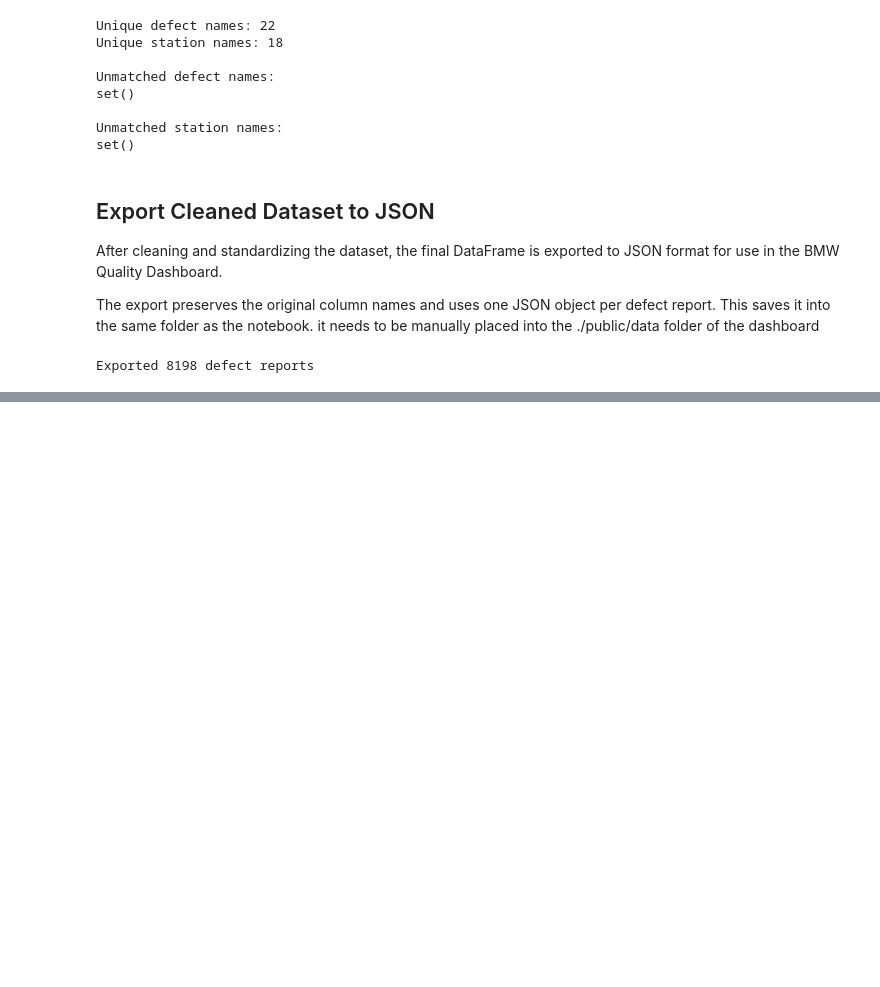
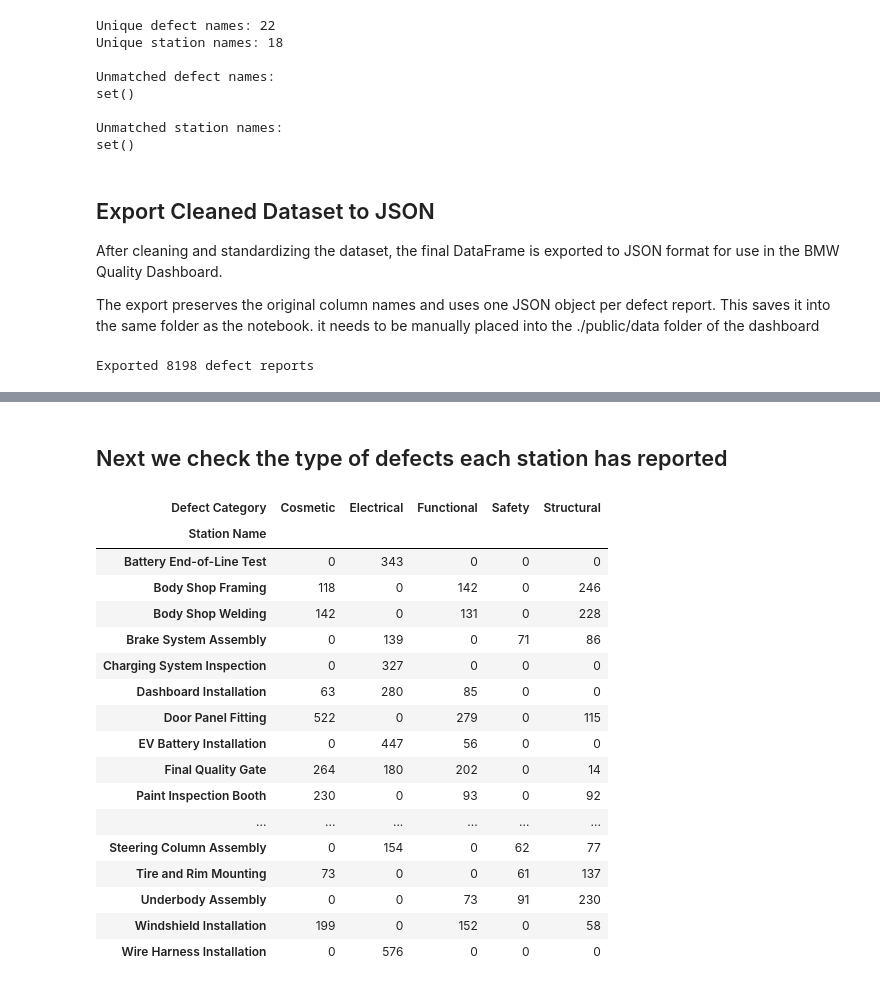
Before and after one commit to r1karim/bmw-qdboard, a Jupyter notebook: notebooks/BMW_Datasheet_handling.ipynb, the cells around one changed output, grey strips where cells are left out. Saved outputs shown, nothing was run; the diff lists cells and outputs as text; code cells hidden in the pictures; blank space fills up the shorter version.

```diff
--- a/notebooks/BMW_Datasheet_handling.ipynb
+++ b/notebooks/BMW_Datasheet_handling.ipynb
@@ -387,0 +730,28 @@ Exported 8198 defect reports
+# %% [markdown]
+## Next we check the type of defects each station has reported
+# %%
+station_categories = pd.crosstab(
+    df["Station Name"],
+    df["Defect Category"]
+)
+
+display(station_categories)
+# %% [output]
+| Defect Category | Cosmetic | Electrical | Functional | Safety | Structural |
+| Station Name |  |  |  |  |  |
+| Battery End-of-Line Test | 0 | 343 | 0 | 0 | 0 |
+| Body Shop Framing | 118 | 0 | 142 | 0 | 246 |
+| Body Shop Welding | 142 | 0 | 131 | 0 | 228 |
+| Brake System Assembly | 0 | 139 | 0 | 71 | 86 |
+| Charging System Inspection | 0 | 327 | 0 | 0 | 0 |
+| Dashboard Installation | 63 | 280 | 85 | 0 | 0 |
+| Door Panel Fitting | 522 | 0 | 279 | 0 | 115 |
+| EV Battery Installation | 0 | 447 | 56 | 0 | 0 |
+| Final Quality Gate | 264 | 180 | 202 | 0 | 14 |
+| Paint Inspection Booth | 230 | 0 | 93 | 0 | 92 |
+| ... | ... | ... | ... | ... | ... |
+| Steering Column Assembly | 0 | 154 | 0 | 62 | 77 |
+| Tire and Rim Mounting | 73 | 0 | 0 | 61 | 137 |
+| Underbody Assembly | 0 | 0 | 73 | 91 | 230 |
+| Windshield Installation | 199 | 0 | 152 | 0 | 58 |
+| Wire Harness Installation | 0 | 576 | 0 | 0 | 0 |
```
Also changed, not shown: parts of 22 cells of this notebook.
